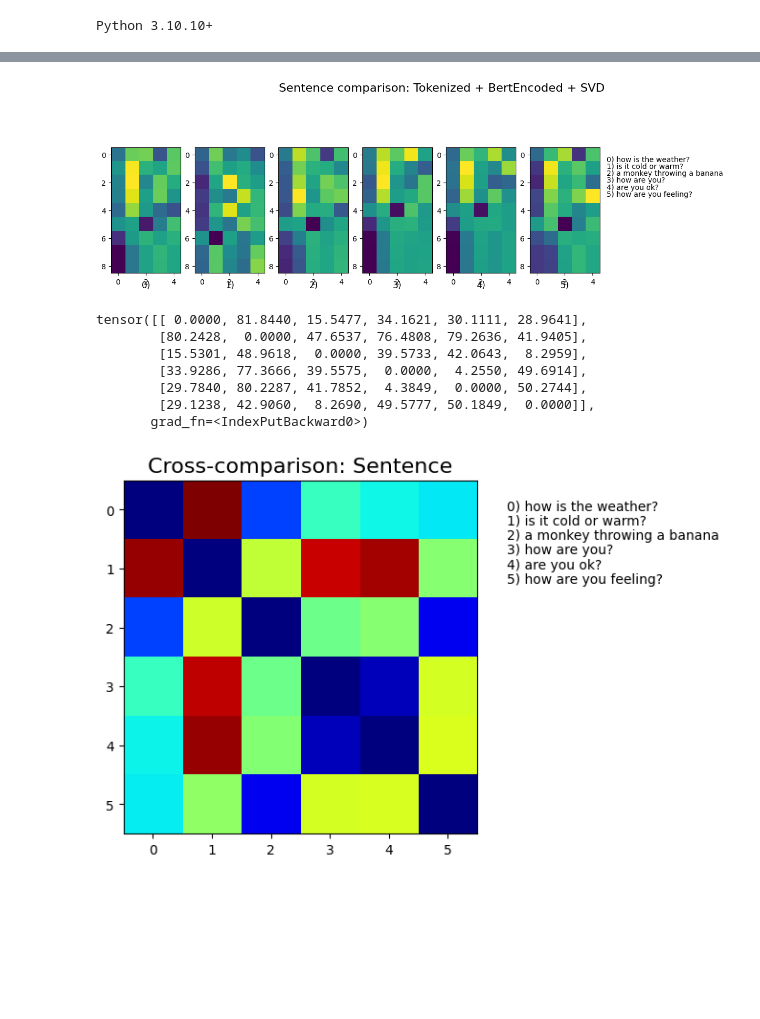
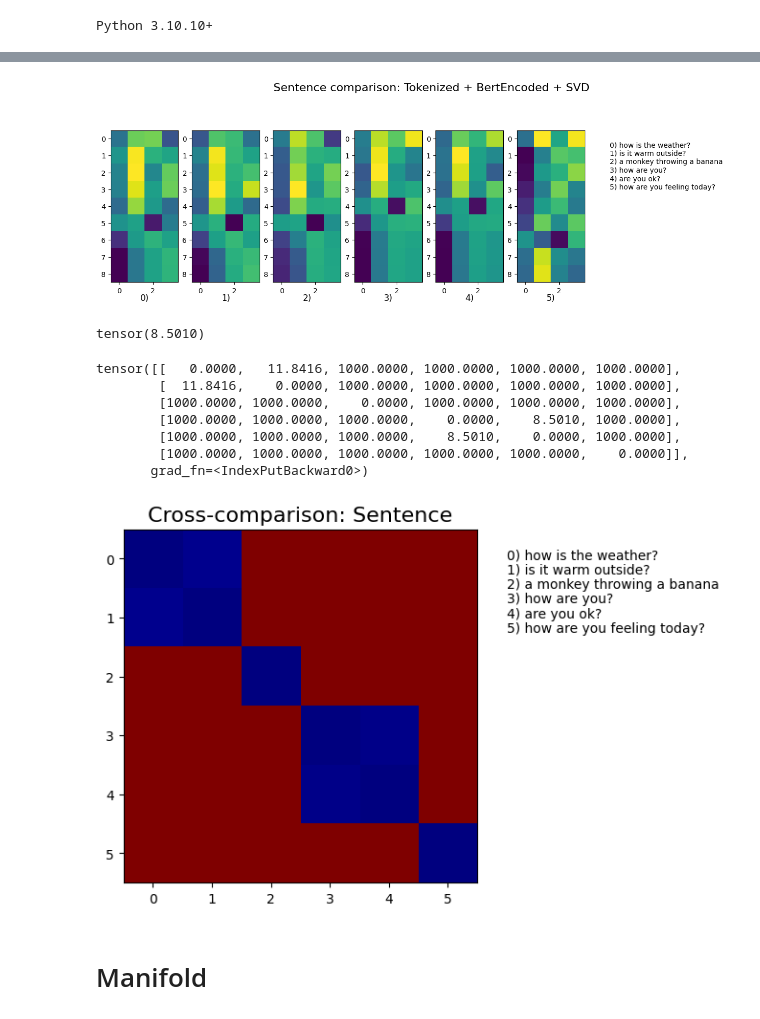
Before and after one commit to yoelt11/intro-bert, a Jupyter notebook: playground/encoder-analysis/sentence_comparison_using_bert_svd.ipynb, the cells around one changed output, grey strips where cells are left out. Cells and saved outputs as stored; diff of their text form; code cells hidden in the pictures; blank space fills up the shorter version.

Commit message:
update encoder_analysis

```diff
--- a/playground/encoder-analysis/sentence_comparison_using_bert_svd.ipynb
+++ b/playground/encoder-analysis/sentence_comparison_using_bert_svd.ipynb
@@ -121,14 +150,17 @@ tokenizer = BertTokenizer.from_pretrained("bert-base-uncased")
 
 # -- load pretrained bert encoder
 encoder = BertGenerationEncoder.from_pretrained("bert-base-uncased")
+encoder.eval()
 
 # -- load sentences to compare
-sentences = ['how is the weather?', 'is it cold or warm?', 'a monkey throwing a banana', 'how are you?', 'are you ok?', 'how are you feeling?']
+sentences = ['how is the weather?', 'is it warm outside?', 'a monkey throwing a banana', 'how are you?', 'are you ok?', 'how are you feeling today?']
 
 # -- tokenize and encode inputs
 encoded = list(map(lambda sentence: tokenize_and_encode(sentence, encoder, tokenizer), sentences)) # returns list of tokenized and encoded sentence
 
 # -- perform svd
-features, weights = list(zip(*map(lambda feature: get_top_features(feature, n_feat=5, weight_type='accum'), encoded)))
+features, weights = list(zip(*map(lambda feature: get_top_features(feature, n_feat=4, weight_type=None), encoded)))
+
+kmeans_cluster(encoded)
 # %% [output]
 You are using a model of type bert to instantiate a model of type bert-generation. This is not supported for all configurations of models and can yield errors.
@@ -139,18 +178,25 @@ Some weights of the model checkpoint at bert-base-uncased were not used when ini
 # -- plot features
 plot_feat(features, sentences)
 # %% [output]
-[figure, old version]
+[figure, new version]
+# %%
+# -- k mean
+ecl_dist(torch.tensor(features[3]), torch.tensor(features[4]))
+# %% [output]
+tensor(8.5010)
 # %%
 # -- calucalte errors (sentence cross-comparison)
-errors = calculate_errors(features, weights, error_type='mse', non_lin_fn=None, threshold=10000)
+errors = calculate_errors(features, weights, error_type='ecl_dst', non_lin_fn=None, threshold=15)
 print(errors)
 plot_error(errors, sentences)
 # %% [output]
-tensor([[ 0.0000, 81.8440, 15.5477, 34.1621, 30.1111, 28.9641],
-        [80.2428,  0.0000, 47.6537, 76.4808, 79.2636, 41.9405],
-        [15.5301, 48.9618,  0.0000, 39.5733, 42.0643,  8.2959],
-        [33.9286, 77.3666, 39.5575,  0.0000,  4.2550, 49.6914],
-        [29.7840, 80.2287, 41.7852,  4.3849,  0.0000, 50.2744],
-        [29.1238, 42.9060,  8.2690, 49.5777, 50.1849,  0.0000]],
+tensor([[   0.0000,   11.8416, 1000.0000, 1000.0000, 1000.0000, 1000.0000],
+        [  11.8416,    0.0000, 1000.0000, 1000.0000, 1000.0000, 1000.0000],
+        [1000.0000, 1000.0000,    0.0000, 1000.0000, 1000.0000, 1000.0000],
+        [1000.0000, 1000.0000, 1000.0000,    0.0000,    8.5010, 1000.0000],
+        [1000.0000, 1000.0000, 1000.0000,    8.5010,    0.0000, 1000.0000],
+        [1000.0000, 1000.0000, 1000.0000, 1000.0000, 1000.0000,    0.0000]],
        grad_fn=<IndexPutBackward0>)
-[figure, old version]
+[figure, new version]
+# %% [markdown]
+# Manifold
```
Also changed, not shown: parts of 8 cells of this notebook, 2 other files.
